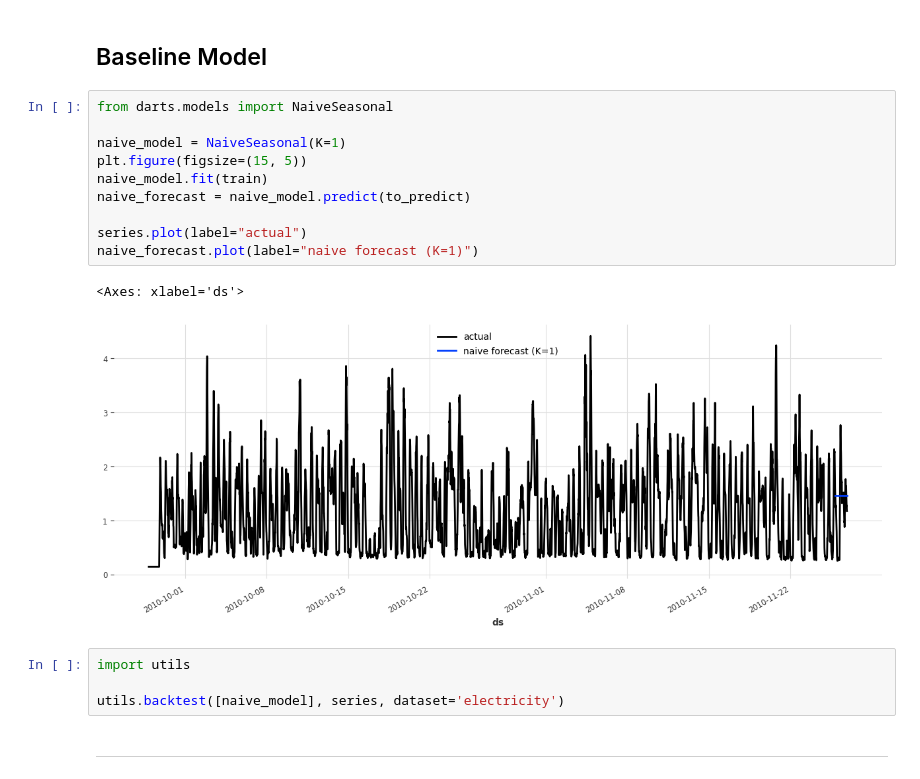
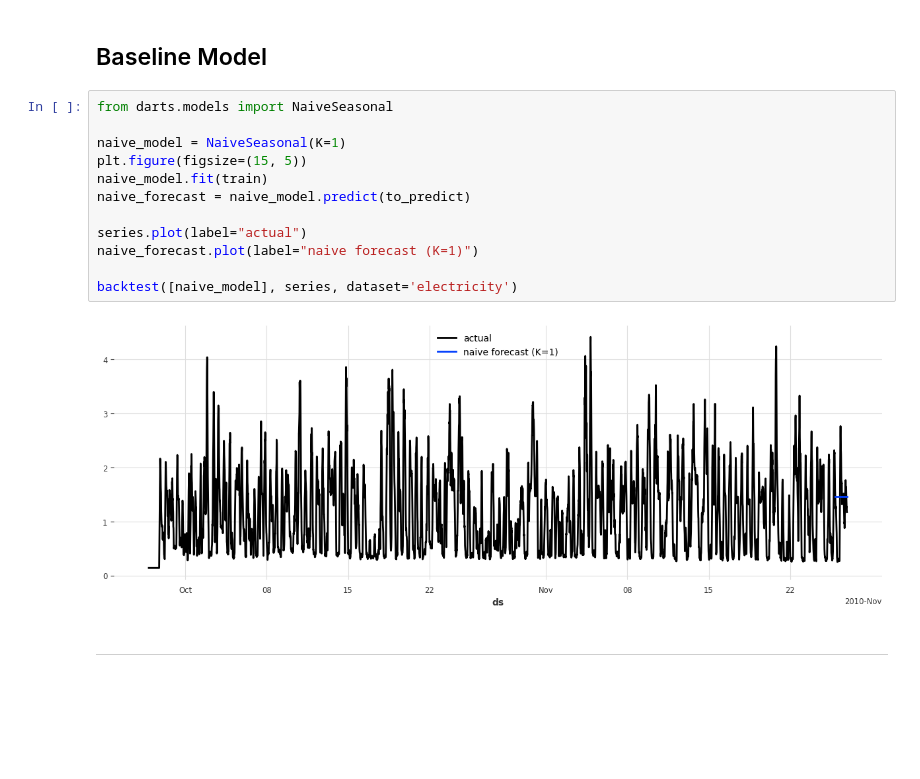
Before and after one commit to kosmydel/stock-timeseries-prediction, a Jupyter notebook: electricity.ipynb, the cells around one changed output. Saved outputs shown, nothing was run; the diff lists cells and outputs as text; blank space fills up the shorter version.

```diff
--- a/electricity.ipynb
+++ b/electricity.ipynb
@@ -111,20 +111,17 @@ series_after_train = series.slice_intersect(val)
 # %%
 from darts.models import NaiveSeasonal
 
 naive_model = NaiveSeasonal(K=1)
 plt.figure(figsize=(15, 5))
 naive_model.fit(train)
 naive_forecast = naive_model.predict(to_predict)
 
 series.plot(label="actual")
 naive_forecast.plot(label="naive forecast (K=1)")
+
+backtest([naive_model], series, dataset='electricity')
 # %% [output]
-<Axes: xlabel='ds'>
-[figure, old version]
+[figure, new version]
-# %%
-import utils
-
-utils.backtest([naive_model], series, dataset='electricity')
 # %% [markdown]
 ---
 # %% [markdown]
```
Also changed, not shown: parts of 4 cells of this notebook, 3 other files.
